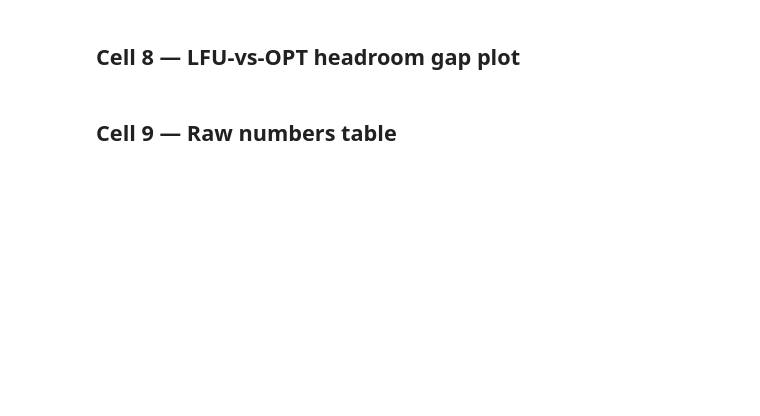
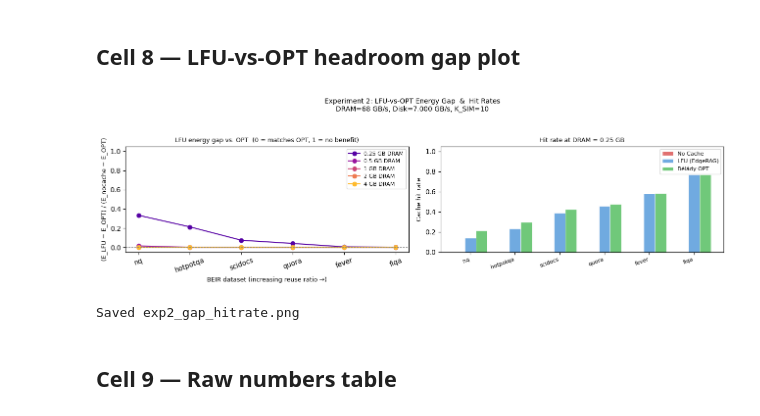
Before and after one commit to jocelynzhao3/Hardware-for-Deep-Learning-Final-Project, a Jupyter notebook: workspace/Experiment-2-Caching.ipynb, the cells around one changed output. Saved outputs shown, nothing was run; the diff lists cells and outputs as text; code cells hidden in the pictures; blank space fills up the shorter version.

Commit message:
experiment 2 v1

```diff
--- a/workspace/Experiment-2-Caching.ipynb
+++ b/workspace/Experiment-2-Caching.ipynb
@@ -148,7 +196,8 @@ print(f'Non-SIM total latency: {L_nonsim_ns:.0f} ns')
 ## Cell 4 — Synthesize access traces (one per BEIR reuse ratio)
 # %%
 print('Generating Zipf traces...')
-traces = {}
+traces      = {}
+trace_stats = {}
 for name, reuse in BEIR_DATASETS:
     t = synth_trace(
         n_queries=N_QUERIES,
@@ -157,9 +206,15 @@ for name, reuse in BEIR_DATASETS:
         k_per_query=K_SIM,
         seed=SEED,
     )
-    unique = len(set(t))
+    unique       = len(set(t))
     actual_reuse = len(t) / unique if unique > 0 else float('inf')
     traces[name] = t
+    trace_stats[name] = {
+        'target_reuse': reuse,
+        'actual_reuse': actual_reuse,
+        'unique':       unique,
+        'total':        len(t),
+    }
     print(f'  {name:<10} reuse target={reuse:.2f}  '
           f'actual={actual_reuse:.2f}  '
           f'unique={unique:,}  total={len(t):,}')
@@ -173,22 +237,22 @@ POLICIES = ['no_cache', 'lfu', 'opt']
 # results[dram_gb][dataset_name][policy] = CacheResult
 sim_results = {gb: {name: {} for name, _ in BEIR_DATASETS} for gb in DRAM_GB_VALUES}
 
-# Uniform gen_latency (same for every document — see cache_sim.py docstring)
-gen_latency_uniform = {}  # empty dict → cache_sim defaults to 1.0 per doc
+# Uniform per-doc TTFT cost → cost-aware LFU reduces to decayed LFU (isolates reuse).
+ttft_cost_uniform = {}  # empty dict → cache_sim defaults to 1.0 per doc
 
 total = len(DRAM_GB_VALUES) * len(BEIR_DATASETS)
 done  = 0
 
 for gb in DRAM_GB_VALUES:
-    capacity = int(gb * 1024**3 / ENC_EMBED_DIM)  # embedding slots
+    capacity = embedding_capacity(gb, N_DOCS_TRACE)
     for name, reuse in BEIR_DATASETS:
         trace = traces[name]
         sim_results[gb][name]['no_cache'] = simulate_no_cache(trace)
         sim_results[gb][name]['lfu']      = simulate_lfu_cost_aware(
-            trace, capacity, gen_latency_uniform, decay_factor=DECAY_FACTOR
+            trace, capacity, ttft_cost_uniform, decay_factor=DECAY_FACTOR
         )
         sim_results[gb][name]['opt']      = simulate_belady_opt(trace, capacity)
         done += 1
-        print(f'  [{done}/{total}] DRAM={gb} GB  dataset={name}')
+        print(f'  [{done}/{total}] DRAM={gb} GB  capacity={capacity:,}  dataset={name}')
 
 print('Sweep complete.')
@@ -290,18 +788,19 @@ print('Saved exp2_heatmaps.png')
 ## Cell 8 — LFU-vs-OPT headroom gap plot
 # %%
 # gap[i,j] = (E_LFU - E_OPT) / (E_nocache - E_OPT)
-# Fraction of the no-cache → OPT energy range captured by LFU.
 # 0 = LFU achieves OPT; 1 = LFU is no better than no cache.
-# Clamp to [0, 1] to handle numerical noise.
+# Clamped to [0, 1] to handle numerical noise.
 
 denominator = energy['no_cache'] - energy['opt']
-# Avoid division by zero (can occur when no evictions happen and all
-# policies give the same result).
 safe_denom  = np.where(np.abs(denominator) < 1e-6, np.nan, denominator)
 gap         = np.clip((energy['lfu'] - energy['opt']) / safe_denom, 0, 1)
 
 fig, axes = plt.subplots(1, 2, figsize=(13, 4))
-fig.suptitle('Experiment 2: LFU-vs-OPT Energy Gap  &  Hit Rates', fontsize=11)
+fig.suptitle(
+    f'Experiment 2: LFU-vs-OPT Energy Gap  &  Hit Rates\n'
+    f'DRAM={DRAM_BW_GBps:.0f} GB/s, Disk={DISK_BW_GBps:.3f} GB/s, K_SIM={K_SIM}',
+    fontsize=10,
+)
 
 # --- Left: gap line plot ---
 ax = axes[0]
@@ -311,36 +810,38 @@ for i, (gb, c) in enumerate(zip(DRAM_GB_VALUES, colors)):
     ax.plot(DATASET_NAMES, row, marker='o', color=c, label=f'{gb} GB DRAM')
 ax.set_xlabel('BEIR dataset (increasing reuse ratio →)', fontsize=9)
 ax.set_ylabel('(E_LFU − E_OPT) / (E_nocache − E_OPT)', fontsize=9)
-ax.set_title('LFU headroom gap (0 = LFU matches OPT, 1 = LFU = no cache)', fontsize=9)
+ax.set_title('LFU energy gap vs. OPT  (0 = matches OPT, 1 = no benefit)', fontsize=9)
 ax.set_ylim(-0.05, 1.05)
 ax.axhline(0, ls='--', lw=0.8, color='gray')
 ax.legend(fontsize=8)
 ax.tick_params(axis='x', rotation=20)
 
-# --- Right: hit-rate bar chart at representative operating point ---
-# Representative: first DRAM size (1 GB) across all reuse ratios, all policies.
+# --- Right: hit-rate bar chart at representative DRAM size ---
 REP_DRAM_IDX = 0  # 1 GB
 rep_gb = DRAM_GB_VALUES[REP_DRAM_IDX]
 
 ax2 = axes[1]
 x   = np.arange(ndata)
 w   = 0.25
 policy_colors = {'no_cache': '#e07070', 'lfu': '#70aae0', 'opt': '#70c87a'}
 for k, policy in enumerate(POLICIES):
     ax2.bar(x + k * w, hitrate[policy][REP_DRAM_IDX, :],
             width=w, label=POLICY_LABELS[policy],
             color=policy_colors[policy], edgecolor='white', linewidth=0.5)
 ax2.set_xticks(x + w)
 ax2.set_xticklabels(DATASET_NAMES, rotation=20, ha='right', fontsize=8)
 ax2.set_ylabel('Cache hit rate', fontsize=9)
 ax2.set_title(f'Hit rate at DRAM = {rep_gb} GB', fontsize=9)
 ax2.set_ylim(0, 1.05)
 ax2.legend(fontsize=8)
 
 plt.tight_layout(rect=[0, 0, 1, 0.93])
 plt.savefig('/home/workspace/workspace/exp2_gap_hitrate.png', dpi=150, bbox_inches='tight')
 plt.show()
 print('Saved exp2_gap_hitrate.png')
+# %% [output]
+[figure, added]
+Saved exp2_gap_hitrate.png
 # %% [markdown]
 ## Cell 9 — Raw numbers table
 # %%
```
Also changed, not shown: parts of 10 cells of this notebook, 19 other files.
